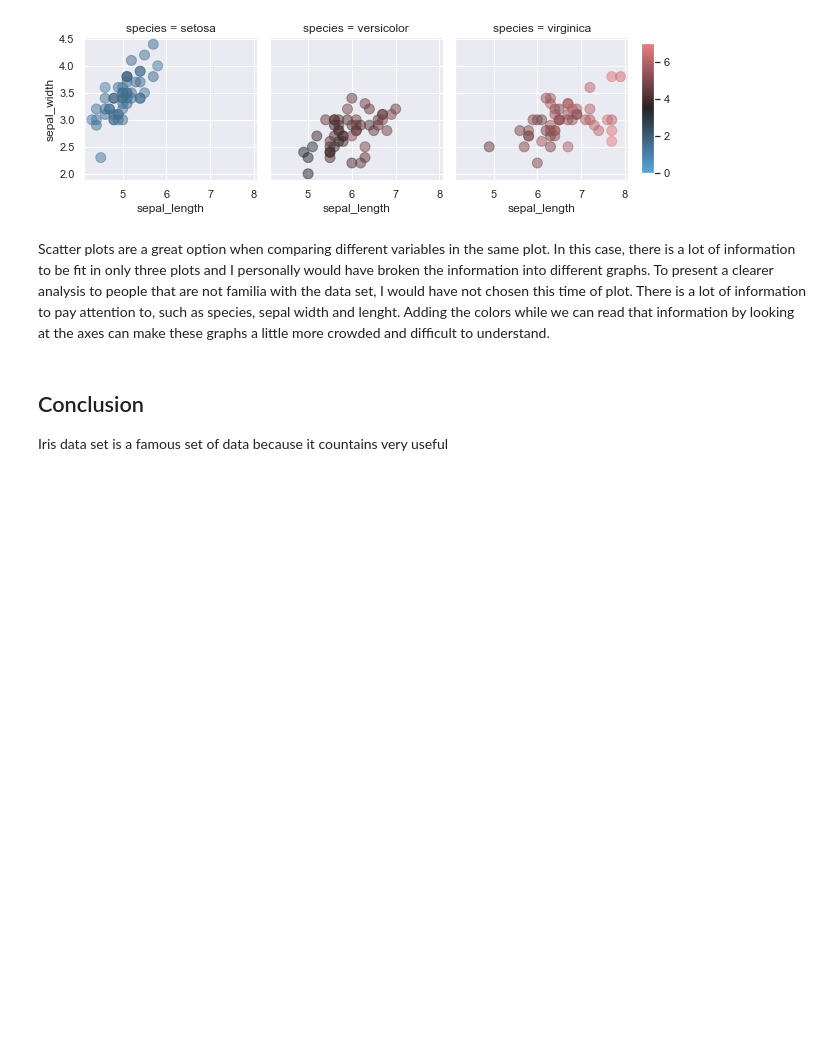
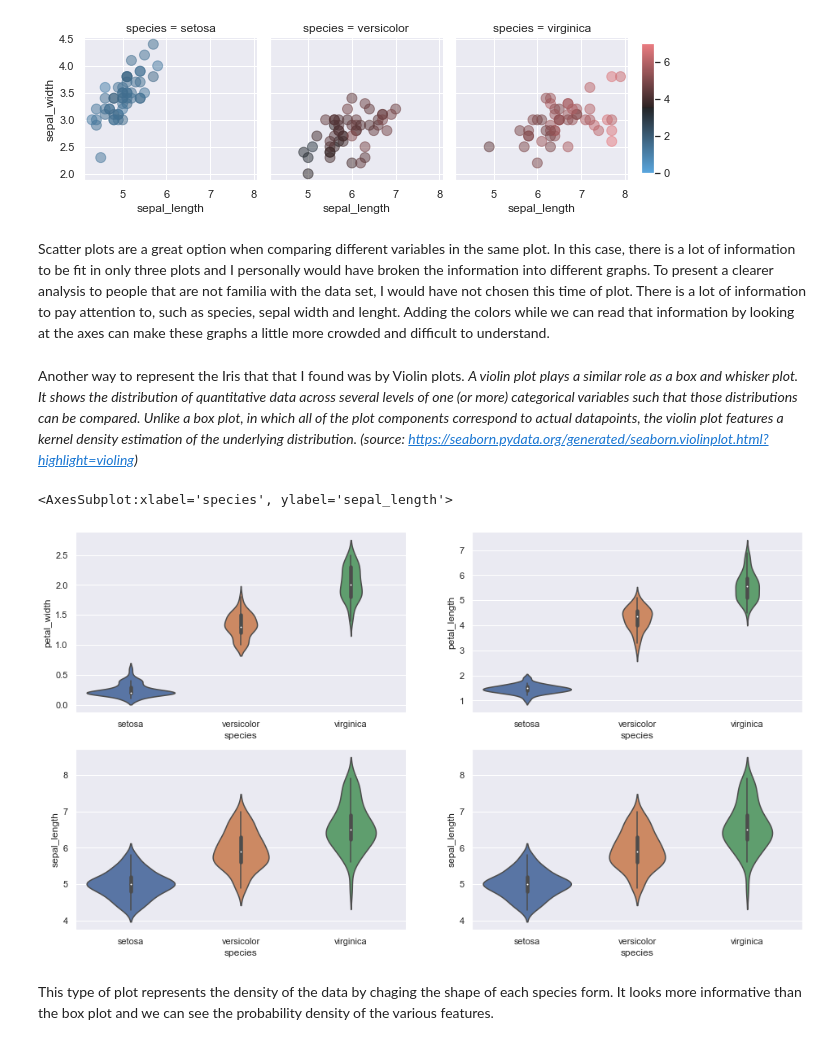
Before and after one commit to LaisColetta/pands_project, a Jupyter notebook: analysis.ipynb, the cells around one changed output. Drawn from its saved outputs; the diff is of its cells as text; code cells hidden in the pictures; blank space fills up the shorter version.

```diff
--- a/analysis.ipynb
+++ b/analysis.ipynb
@@ -272,7 +272,16 @@ g.fig.colorbar(points, cax=cax)
 [figure]
 # %% [markdown]
 Scatter plots are a great option when comparing different variables in the same plot. In this case, there is a lot of information to be fit in only three plots and I personally would have broken the information into different graphs. To present a clearer analysis to people that are not familia with the data set, I would have not chosen this time of plot. There is a lot of information to pay attention to, such as species, sepal width and lenght. Adding the colors while we can read that information by looking at the axes can make these graphs a little more crowded and difficult to understand.
-# %% [markdown]
-## Conclusion
-
-Iris data set is a famous set of data because it countains very useful
+# %% [markdown]
+Another way to represent the Iris that that I found was by Violin plots. <i> A violin plot plays a similar role as a box and whisker plot. It shows the distribution of quantitative data across several levels of one (or more) categorical variables such that those distributions can be compared. Unlike a box plot, in which all of the plot components correspond to actual datapoints, the violin plot features a kernel density estimation of the underlying distribution. (source: https://seaborn.pydata.org/generated/seaborn.violinplot.html?highlight=violing) </i>
+# %%
+fig, axes = plt.subplots(2, 2, figsize=(16,9))
+sns.violinplot(y="petal_width", x= "species", data=iris,  orient='v' , ax=axes[0, 0])
+sns.violinplot(y="petal_length", x= "species", data=iris,  orient='v' , ax=axes[0, 1])
+sns.violinplot(y="sepal_length", x= "species", data=iris,  orient='v' , ax=axes[1, 0])
+sns.violinplot(y="sepal_length", x= "species", data=iris,  orient='v' , ax=axes[1, 1])
+# %% [output]
+<AxesSubplot:xlabel='species', ylabel='sepal_length'>
+[figure, added]
+# %% [markdown]
+This type of plot represents the density of the data by chaging the shape of each species form. It looks more informative than the box plot and we can see the probability density of the various features.
```
Also changed, not shown: parts of 3 cells of this notebook.
